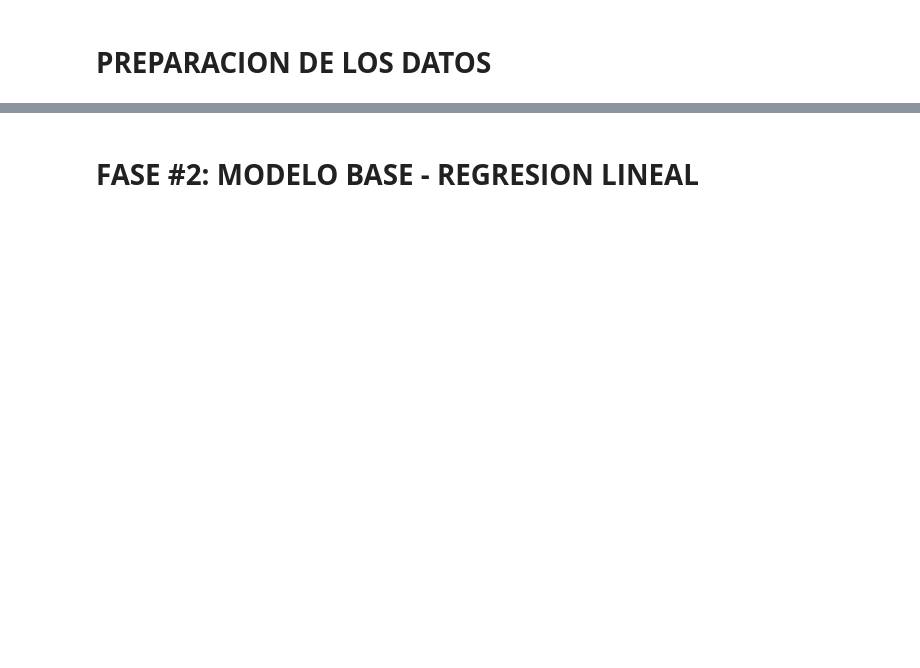
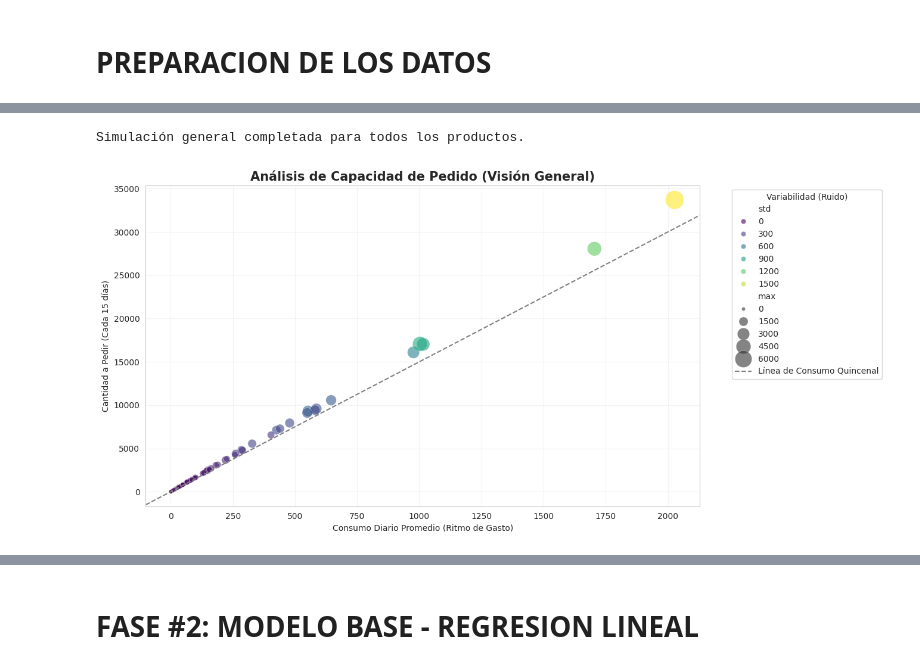
Before and after one commit to victoregomezf-maker/seminario, a Jupyter notebook: Predicción_de_demanda_insumos_medicos.ipynb, the cells around one changed output, grey strips where cells are left out. Drawn from its saved outputs; the diff is of its cells as text; code cells hidden in the pictures; blank space fills up the shorter version.

```diff
--- a/Predicción_de_demanda_insumos_medicos.ipynb
+++ b/Predicción_de_demanda_insumos_medicos.ipynb
@@ -222,0 +207,36 @@ print("✅ EDA 100% Finalizado. Ahora Python tiene detectados los días exactos
+# %%
+# BLOQUE 1: Cálculo General de Eficiencia
+resumen_general = df_final.groupby('Producto')['Cantidad'].agg(['mean', 'max', 'std']).reset_index()
+
+# Calculamos cuánto inventario promedio tendrías que cargar
+resumen_general['Inventario_15_dias'] = (resumen_general['mean'] * 15) + (resumen_general['std'] * 2)
+resumen_general['Inventario_2_dias'] = (resumen_general['mean'] * 2) + (resumen_general['std'] * 2)
+
+# Costo administrativo (simulado: cada pedido cuesta tiempo/dinero)
+pedidos_año_15d = 24  # 2 al mes
+pedidos_año_2d = 180  # 15 al mes
+
+print("Simulación general completada para todos los productos.")
+# %% [output]
+Simulación general completada para todos los productos.
+# %%
+# BLOQUE 2: Gráfico de Eficiencia General
+import matplotlib.pyplot as plt
+import seaborn as sns
+
+plt.figure(figsize=(12, 7))
+
+# Graficamos la relación entre el promedio de consumo y el inventario necesario
+sns.scatterplot(data=resumen_general, x='mean', y='Inventario_15_dias',
+                size='max', hue='std', palette='viridis', sizes=(20, 500), alpha=0.6)
+
+plt.axline((0, 0), slope=15, color='gray', linestyle='--', label='Línea de Consumo Quincenal')
+
+plt.title('Análisis de Capacidad de Pedido (Visión General)', fontsize=15, fontweight='bold')
+plt.xlabel('Consumo Diario Promedio (Ritmo de Gasto)')
+plt.ylabel('Cantidad a Pedir (Cada 15 días)')
+plt.legend(title='Variabilidad (Ruido)', bbox_to_anchor=(1.05, 1))
+plt.grid(True, alpha=0.2)
+plt.show()
+# %% [output]
+[figure, added]
```
Also changed, not shown: parts of 41 cells of this notebook.
